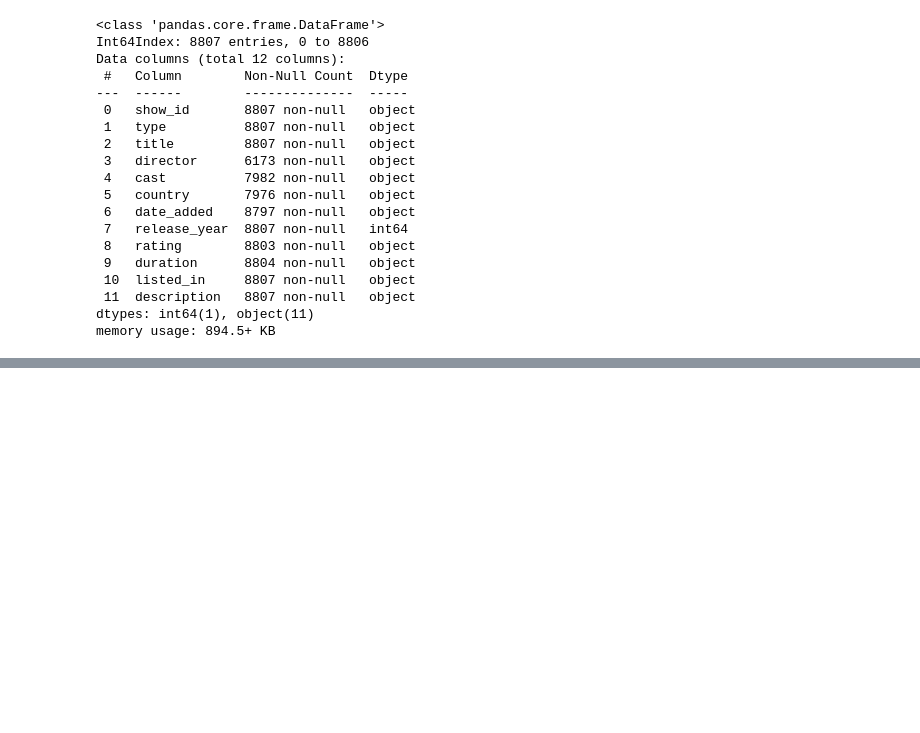
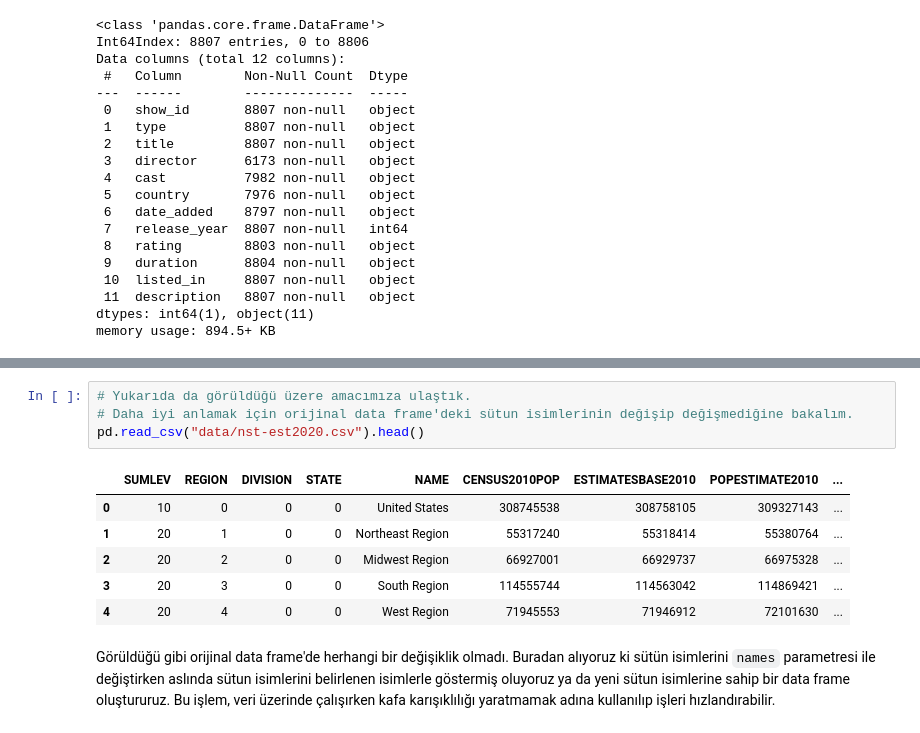
Before and after one commit to halimocakli/Data-Analysis-Practices, a Jupyter notebook: 01_DataFrames_Intro.ipynb, the cells around one changed output, grey strips where cells are left out. Cells and saved outputs as stored; diff of their text form; blank space fills up the shorter version.

```diff
--- a/01_DataFrames_Intro.ipynb
+++ b/01_DataFrames_Intro.ipynb
@@ -397,0 +458,13 @@ netflix.head()
+# %%
+# Yukarıda da görüldüğü üzere amacımıza ulaştık.
+# Daha iyi anlamak için orijinal data frame'deki sütun isimlerinin değişip değişmediğine bakalım.
+pd.read_csv("data/nst-est2020.csv").head()
+# %% [output]
+|  | SUMLEV | REGION | DIVISION | STATE | NAME | CENSUS2010POP | ESTIMATESBASE2010 | POPESTIMATE2010 | ... |
+| 0 | 10 | 0 | 0 | 0 | United States | 308745538 | 308758105 | 309327143 | ... |
+| 1 | 20 | 1 | 0 | 0 | Northeast Region | 55317240 | 55318414 | 55380764 | ... |
+| 2 | 20 | 2 | 0 | 0 | Midwest Region | 66927001 | 66929737 | 66975328 | ... |
+| 3 | 20 | 3 | 0 | 0 | South Region | 114555744 | 114563042 | 114869421 | ... |
+| 4 | 20 | 4 | 0 | 0 | West Region | 71945553 | 71946912 | 72101630 | ... |
+# %% [markdown]
+Görüldüğü gibi orijinal data frame'de herhangi bir değişiklik olmadı. Buradan alıyoruz ki sütün isimlerini `names` parametresi ile değiştirken aslında sütun isimlerini belirlenen isimlerle göstermiş oluyoruz ya da yeni sütun isimlerine sahip bir data frame oluştururuz. Bu işlem, veri üzerinde çalışırken kafa karışıklılığı yaratmamak adına kullanılıp işleri hızlandırabilir.
```
Also changed, not shown: parts of 6 cells of this notebook.
